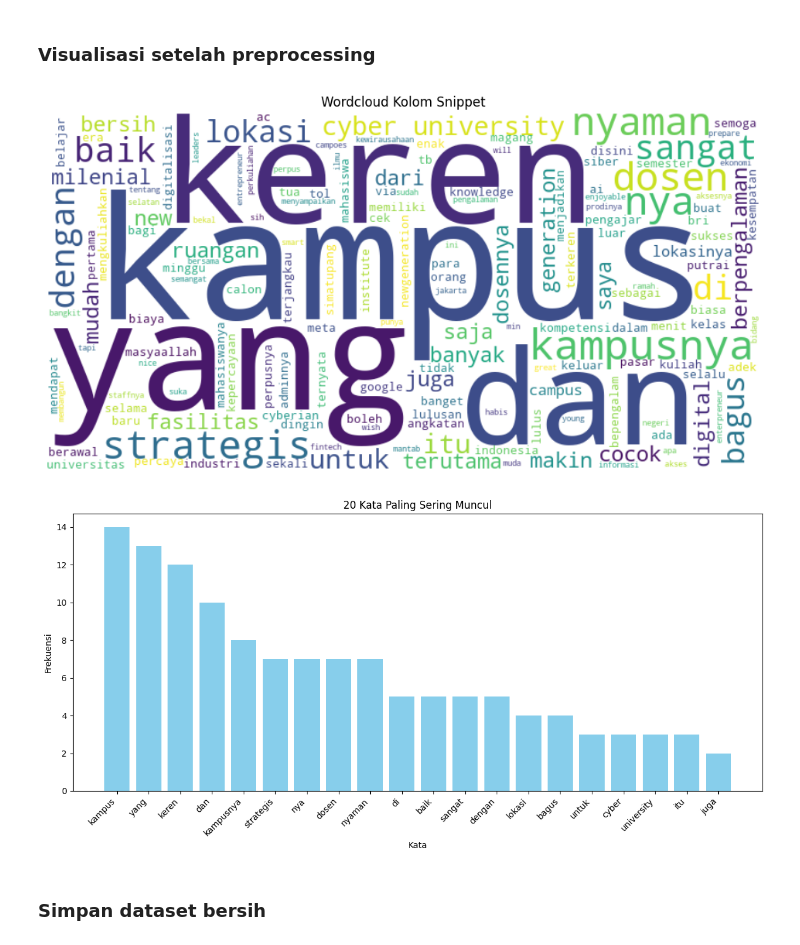
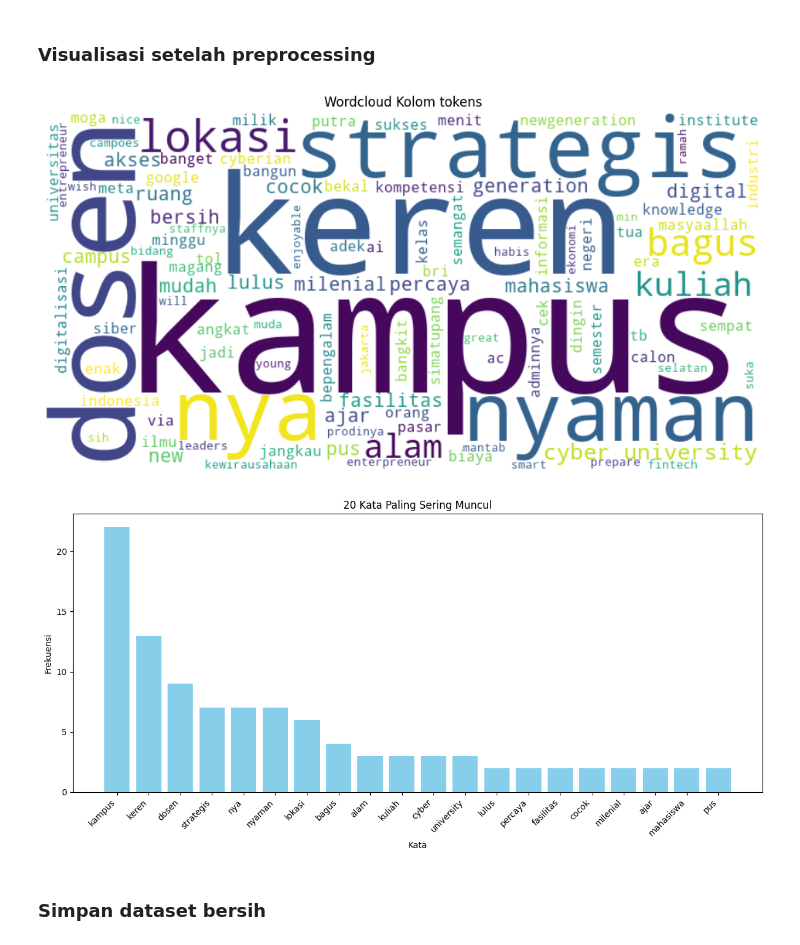
Before and after one commit to gbennnn/sentiment-analysis-aperti-bumn, a Jupyter notebook: src/preprocessing/ItBRI_Preprocessing&EDA.ipynb, the cells around one changed output. Saved outputs shown, nothing was run; the diff lists cells and outputs as text; code cells hidden in the pictures.

```diff
--- a/src/preprocessing/ItBRI_Preprocessing&EDA.ipynb
+++ b/src/preprocessing/ItBRI_Preprocessing&EDA.ipynb
@@ -355,18 +354,19 @@ df.head(10)
 # %% [markdown]
 ### Visualisasi setelah preprocessing
 # %%
-# Gabungkan semua teks dari kolom 'snippet' yang tidak null
-text = " ".join(df['snippet'].dropna())
+# Gabungkan semua token dari kolom 'tokens' yang tidak null menjadi satu string
+all_tokens = [token for tokens in df['tokens'].dropna() for token in tokens]
+text = " ".join(all_tokens)
 
 # Buat dan tampilkan wordcloud
 wordcloud = WordCloud(width=800, height=400, background_color='white').generate(text)
 plt.figure(figsize=(12, 6))
 plt.imshow(wordcloud, interpolation='bilinear')
 plt.axis('off')
-plt.title('Wordcloud Kolom Snippet')
+plt.title('Wordcloud Kolom tokens')
 plt.show()
 # %% [output]
-[figure, old version]
+[figure, new version]
 # %%
 from collections import Counter
 
@@ -387,7 +387,7 @@ plt.ylabel('Frekuensi')
 plt.tight_layout()
 plt.show()
 # %% [output]
-[figure, old version]
+[figure, new version]
 # %% [markdown]
 ### Simpan dataset bersih
 # %%
```
Also changed, not shown: parts of 3 cells of this notebook.
